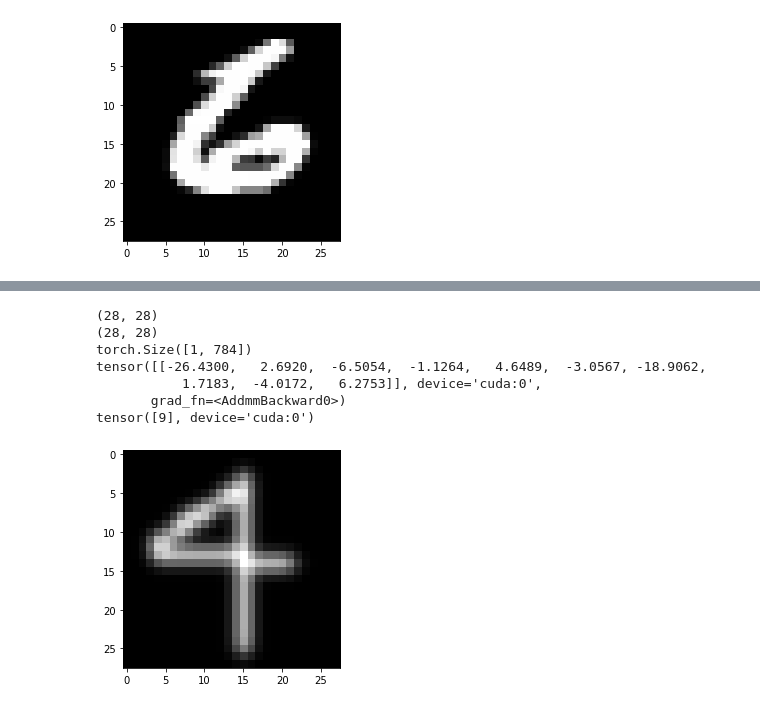
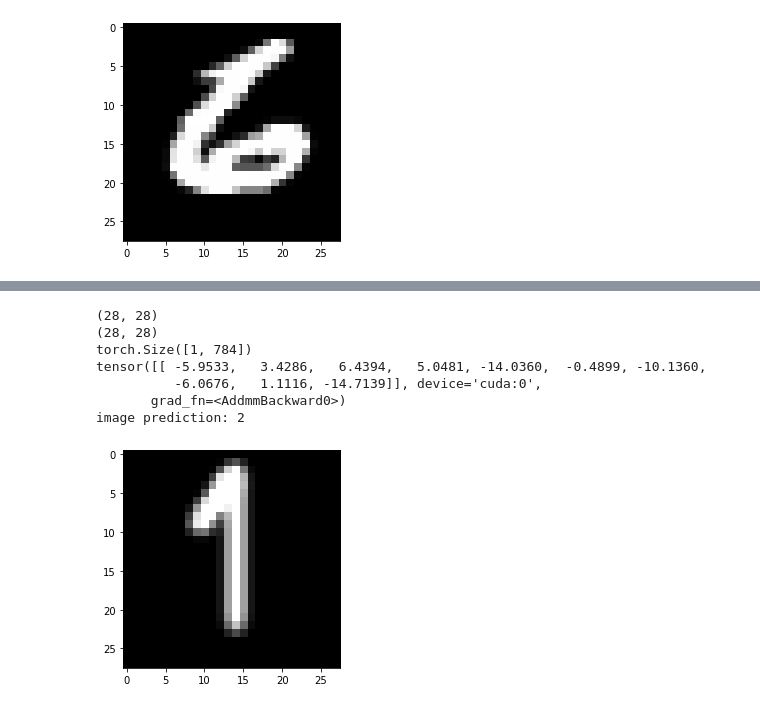
Before and after one commit to phoon884/ml, a Jupyter notebook: lesson/mnist/ANN.ipynb, the cells around one changed output, grey strips where cells are left out. Cells and saved outputs as stored; diff of their text form; code cells hidden in the pictures.

```diff
--- a/lesson/mnist/ANN.ipynb
+++ b/lesson/mnist/ANN.ipynb
@@ -190,25 +194,31 @@ Confusion matrix, without normalization
 # %%
-image = PIL.ImageOps.invert(Image.open(r"./7.png")).convert('L')
+image = PIL.ImageOps.invert(Image.open(r"./1.png")).convert('L')
+
+#image processing for to make it look like MNIST images
 image = image.filter(ImageFilter.GaussianBlur(radius = 1))
+enhancer = ImageEnhance.Contrast(image)
+factor = 3
+im_output = enhancer.enhance(factor)
+
 print(image.size)
-eigth = np.array(image)
+eigth = np.array(im_output)
 plt.imshow(eigth,cmap = "gray")
 print(eigth.shape)
 eigth = eigth/255
 eigth = torch.tensor(eigth,dtype=torch.float32)
 eigth = eigth.reshape(1,-1)
 print(eigth.size())
 eigth = eigth.to(device)
 pred = ann(eigth)
 print(pred)
 _, predictions = torch.max(pred, 1)
-print(predictions)
+print(f"image prediction: {predictions.item()}")
 # %% [output]
 (28, 28)
 (28, 28)
 torch.Size([1, 784])
-tensor([[-26.4300,   2.6920,  -6.5054,  -1.1264,   4.6489,  -3.0567, -18.9062,
-           1.7183,  -4.0172,   6.2753]], device='cuda:0',
+tensor([[ -5.9533,   3.4286,   6.4394,   5.0481, -14.0360,  -0.4899, -10.1360,
+          -6.0676,   1.1116, -14.7139]], device='cuda:0',
        grad_fn=<AddmmBackward0>)
-tensor([9], device='cuda:0')
+image prediction: 2
-[figure, old version]
+[figure, new version]
```
Also changed, not shown: parts of 6 cells of this notebook, 1 other file.
